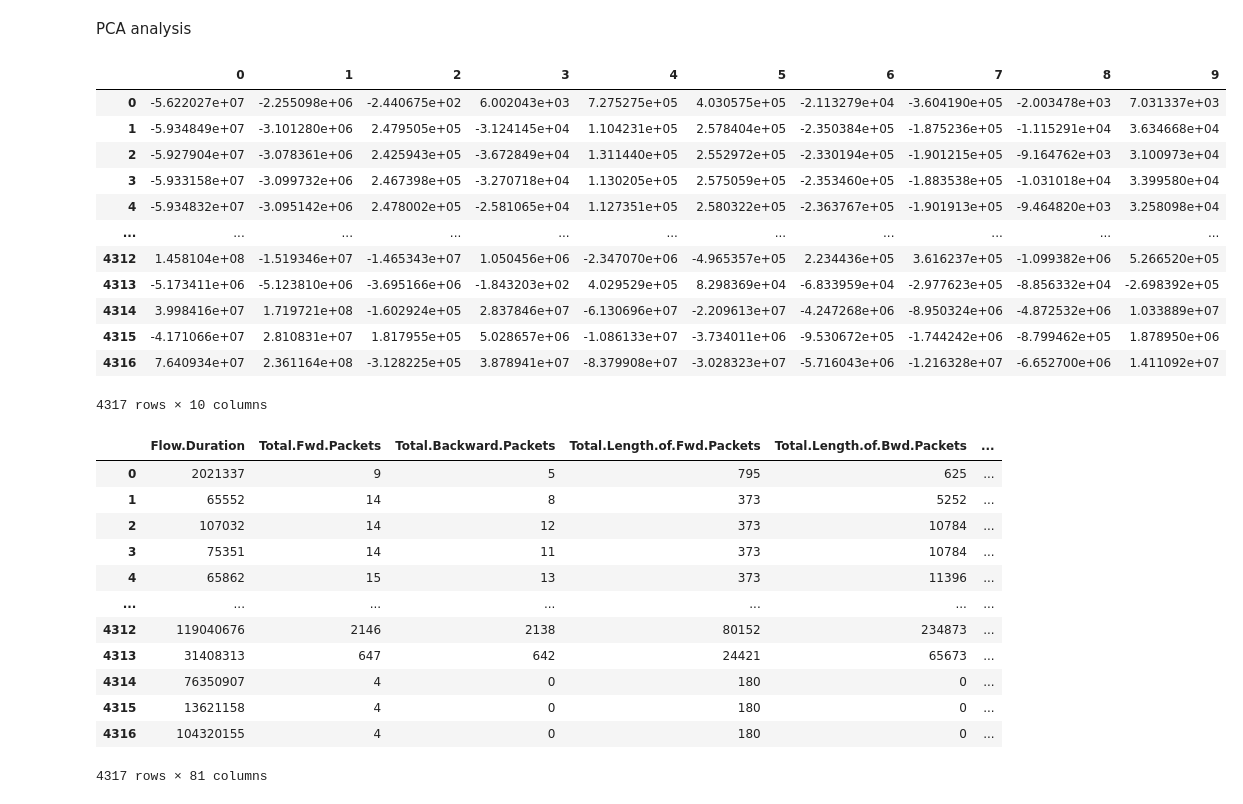
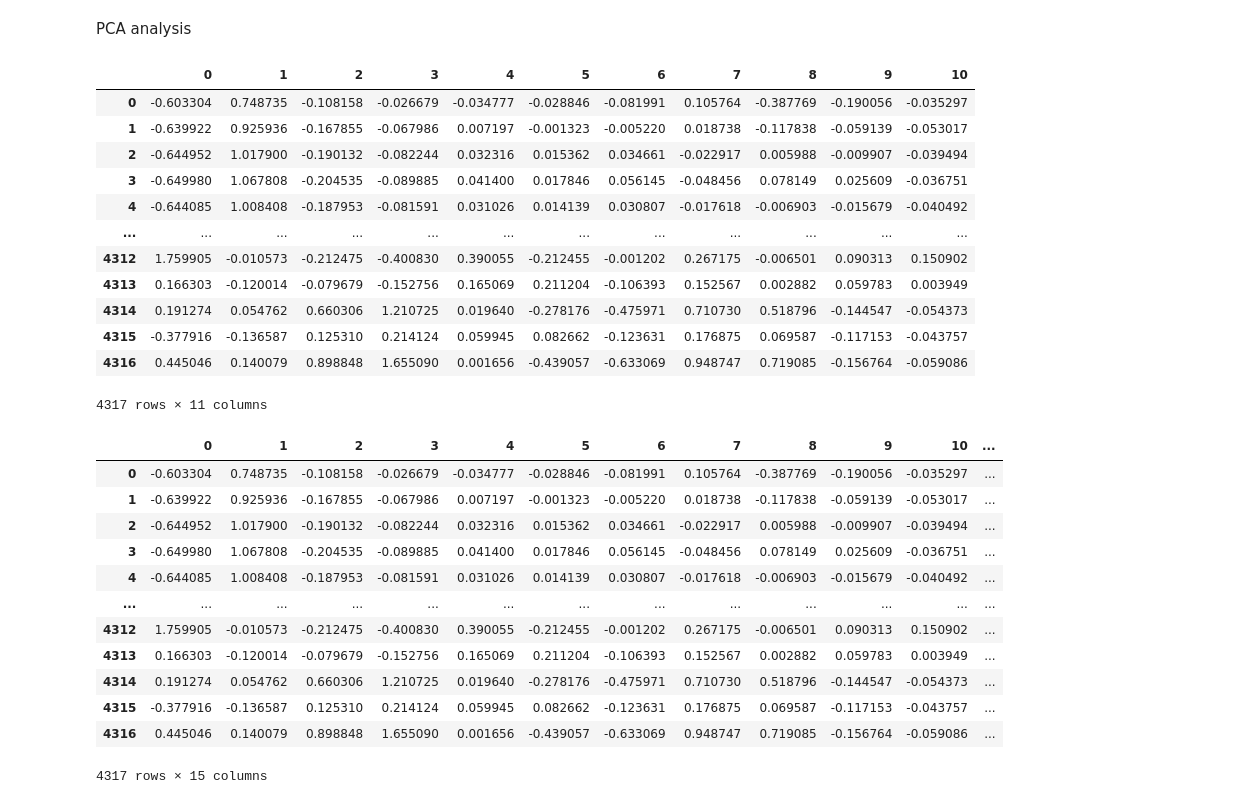
Before and after one commit to wei-coding/MLFN, a Jupyter notebook: Lab2/lab2.ipynb, the cells around one changed output. Drawn from its saved outputs; the diff is of its cells as text; code cells hidden in the pictures.

```diff
--- a/Lab2/lab2.ipynb
+++ b/Lab2/lab2.ipynb
@@ -105,3 +107,4 @@ data
 Set ignore column for preprocessing
 # %%
 nominal_col = ['Protocol', 'Label']
+numeric_data = data.drop(nominal_col, axis=1)
@@ -107,0 +113,7 @@ nominal_col = ['Protocol', 'Label']
+# %%
+from sklearn.preprocessing import MinMaxScaler
+
+scaler = MinMaxScaler()
+tf_data = scaler.fit_transform(numeric_data)
+tf_data = pd.DataFrame(tf_data)
+tf_data
@@ -109,41 +135,41 @@ nominal_col = ['Protocol', 'Label']
 PCA analysis
 # %%
 from sklearn.decomposition import PCA
-df_to_analyze = data.drop(nominal_col, axis=1)
-pca = PCA(n_components=10)
+df_to_analyze = tf_data.copy()
+pca = PCA(n_components=0.95)
 pc = pca.fit_transform(df_to_analyze)
 data_with_pca = pd.DataFrame(pc)
 data_with_pca
 # %% [output]
-|  | 0 | 1 | 2 | 3 | 4 | 5 | 6 | 7 | 8 | 9 |
-| 0 | -5.622027e+07 | -2.255098e+06 | -2.440675e+02 | 6.002043e+03 | 7.275275e+05 | 4.030575e+05 | -2.113279e+04 | -3.604190e+05 | -2.003478e+03 | 7.031337e+03 |
-| 1 | -5.934849e+07 | -3.101280e+06 | 2.479505e+05 | -3.124145e+04 | 1.104231e+05 | 2.578404e+05 | -2.350384e+05 | -1.875236e+05 | -1.115291e+04 | 3.634668e+04 |
-| 2 | -5.927904e+07 | -3.078361e+06 | 2.425943e+05 | -3.672849e+04 | 1.311440e+05 | 2.552972e+05 | -2.330194e+05 | -1.901215e+05 | -9.164762e+03 | 3.100973e+04 |
-| 3 | -5.933158e+07 | -3.099732e+06 | 2.467398e+05 | -3.270718e+04 | 1.130205e+05 | 2.575059e+05 | -2.353460e+05 | -1.883538e+05 | -1.031018e+04 | 3.399580e+04 |
-| 4 | -5.934832e+07 | -3.095142e+06 | 2.478002e+05 | -2.581065e+04 | 1.127351e+05 | 2.580322e+05 | -2.363767e+05 | -1.901913e+05 | -9.464820e+03 | 3.258098e+04 |
-| ... | ... | ... | ... | ... | ... | ... | ... | ... | ... | ... |
-| 4312 | 1.458104e+08 | -1.519346e+07 | -1.465343e+07 | 1.050456e+06 | -2.347070e+06 | -4.965357e+05 | 2.234436e+05 | 3.616237e+05 | -1.099382e+06 | 5.266520e+05 |
-| 4313 | -5.173411e+06 | -5.123810e+06 | -3.695166e+06 | -1.843203e+02 | 4.029529e+05 | 8.298369e+04 | -6.833959e+04 | -2.977623e+05 | -8.856332e+04 | -2.698392e+05 |
-| 4314 | 3.998416e+07 | 1.719721e+08 | -1.602924e+05 | 2.837846e+07 | -6.130696e+07 | -2.209613e+07 | -4.247268e+06 | -8.950324e+06 | -4.872532e+06 | 1.033889e+07 |
-| 4315 | -4.171066e+07 | 2.810831e+07 | 1.817955e+05 | 5.028657e+06 | -1.086133e+07 | -3.734011e+06 | -9.530672e+05 | -1.744242e+06 | -8.799462e+05 | 1.878950e+06 |
-| 4316 | 7.640934e+07 | 2.361164e+08 | -3.128225e+05 | 3.878941e+07 | -8.379908e+07 | -3.028323e+07 | -5.716043e+06 | -1.216328e+07 | -6.652700e+06 | 1.411092e+07 |
+|  | 0 | 1 | 2 | 3 | 4 | 5 | 6 | 7 | 8 | 9 | 10 |
+| 0 | -0.603304 | 0.748735 | -0.108158 | -0.026679 | -0.034777 | -0.028846 | -0.081991 | 0.105764 | -0.387769 | -0.190056 | -0.035297 |
+| 1 | -0.639922 | 0.925936 | -0.167855 | -0.067986 | 0.007197 | -0.001323 | -0.005220 | 0.018738 | -0.117838 | -0.059139 | -0.053017 |
+| 2 | -0.644952 | 1.017900 | -0.190132 | -0.082244 | 0.032316 | 0.015362 | 0.034661 | -0.022917 | 0.005988 | -0.009907 | -0.039494 |
+| 3 | -0.649980 | 1.067808 | -0.204535 | -0.089885 | 0.041400 | 0.017846 | 0.056145 | -0.048456 | 0.078149 | 0.025609 | -0.036751 |
+| 4 | -0.644085 | 1.008408 | -0.187953 | -0.081591 | 0.031026 | 0.014139 | 0.030807 | -0.017618 | -0.006903 | -0.015679 | -0.040492 |
+| ... | ... | ... | ... | ... | ... | ... | ... | ... | ... | ... | ... |
+| 4312 | 1.759905 | -0.010573 | -0.212475 | -0.400830 | 0.390055 | -0.212455 | -0.001202 | 0.267175 | -0.006501 | 0.090313 | 0.150902 |
+| 4313 | 0.166303 | -0.120014 | -0.079679 | -0.152756 | 0.165069 | 0.211204 | -0.106393 | 0.152567 | 0.002882 | 0.059783 | 0.003949 |
+| 4314 | 0.191274 | 0.054762 | 0.660306 | 1.210725 | 0.019640 | -0.278176 | -0.475971 | 0.710730 | 0.518796 | -0.144547 | -0.054373 |
+| 4315 | -0.377916 | -0.136587 | 0.125310 | 0.214124 | 0.059945 | 0.082662 | -0.123631 | 0.176875 | 0.069587 | -0.117153 | -0.043757 |
+| 4316 | 0.445046 | 0.140079 | 0.898848 | 1.655090 | 0.001656 | -0.439057 | -0.633069 | 0.948747 | 0.719085 | -0.156764 | -0.059086 |
-4317 rows × 10 columns
+4317 rows × 11 columns
 # %%
 for col in nominal_col:
-    data[col] = data[col].astype(str)
-data = pd.get_dummies(data)
-data
+    data_with_pca[col] = data[col].astype(str)
+tf_data = pd.get_dummies(data_with_pca)
+tf_data
 # %% [output]
-|  | Flow.Duration | Total.Fwd.Packets | Total.Backward.Packets | Total.Length.of.Fwd.Packets | Total.Length.of.Bwd.Packets | ... |
-| 0 | 2021337 | 9 | 5 | 795 | 625 | ... |
-| 1 | 65552 | 14 | 8 | 373 | 5252 | ... |
-| 2 | 107032 | 14 | 12 | 373 | 10784 | ... |
-| 3 | 75351 | 14 | 11 | 373 | 10784 | ... |
-| 4 | 65862 | 15 | 13 | 373 | 11396 | ... |
-| ... | ... | ... | ... | ... | ... | ... |
-| 4312 | 119040676 | 2146 | 2138 | 80152 | 234873 | ... |
-| 4313 | 31408313 | 647 | 642 | 24421 | 65673 | ... |
-| 4314 | 76350907 | 4 | 0 | 180 | 0 | ... |
-| 4315 | 13621158 | 4 | 0 | 180 | 0 | ... |
-| 4316 | 104320155 | 4 | 0 | 180 | 0 | ... |
+|  | 0 | 1 | 2 | 3 | 4 | 5 | 6 | 7 | 8 | 9 | 10 | ... |
+| 0 | -0.603304 | 0.748735 | -0.108158 | -0.026679 | -0.034777 | -0.028846 | -0.081991 | 0.105764 | -0.387769 | -0.190056 | -0.035297 | ... |
+| 1 | -0.639922 | 0.925936 | -0.167855 | -0.067986 | 0.007197 | -0.001323 | -0.005220 | 0.018738 | -0.117838 | -0.059139 | -0.053017 | ... |
+| 2 | -0.644952 | 1.017900 | -0.190132 | -0.082244 | 0.032316 | 0.015362 | 0.034661 | -0.022917 | 0.005988 | -0.009907 | -0.039494 | ... |
+| 3 | -0.649980 | 1.067808 | -0.204535 | -0.089885 | 0.041400 | 0.017846 | 0.056145 | -0.048456 | 0.078149 | 0.025609 | -0.036751 | ... |
+| 4 | -0.644085 | 1.008408 | -0.187953 | -0.081591 | 0.031026 | 0.014139 | 0.030807 | -0.017618 | -0.006903 | -0.015679 | -0.040492 | ... |
+| ... | ... | ... | ... | ... | ... | ... | ... | ... | ... | ... | ... | ... |
+| 4312 | 1.759905 | -0.010573 | -0.212475 | -0.400830 | 0.390055 | -0.212455 | -0.001202 | 0.267175 | -0.006501 | 0.090313 | 0.150902 | ... |
+| 4313 | 0.166303 | -0.120014 | -0.079679 | -0.152756 | 0.165069 | 0.211204 | -0.106393 | 0.152567 | 0.002882 | 0.059783 | 0.003949 | ... |
+| 4314 | 0.191274 | 0.054762 | 0.660306 | 1.210725 | 0.019640 | -0.278176 | -0.475971 | 0.710730 | 0.518796 | -0.144547 | -0.054373 | ... |
+| 4315 | -0.377916 | -0.136587 | 0.125310 | 0.214124 | 0.059945 | 0.082662 | -0.123631 | 0.176875 | 0.069587 | -0.117153 | -0.043757 | ... |
+| 4316 | 0.445046 | 0.140079 | 0.898848 | 1.655090 | 0.001656 | -0.439057 | -0.633069 | 0.948747 | 0.719085 | -0.156764 | -0.059086 | ... |
-4317 rows × 81 columns
+4317 rows × 15 columns
```
Also changed, not shown: parts of 13 cells of this notebook, 1 other file.
